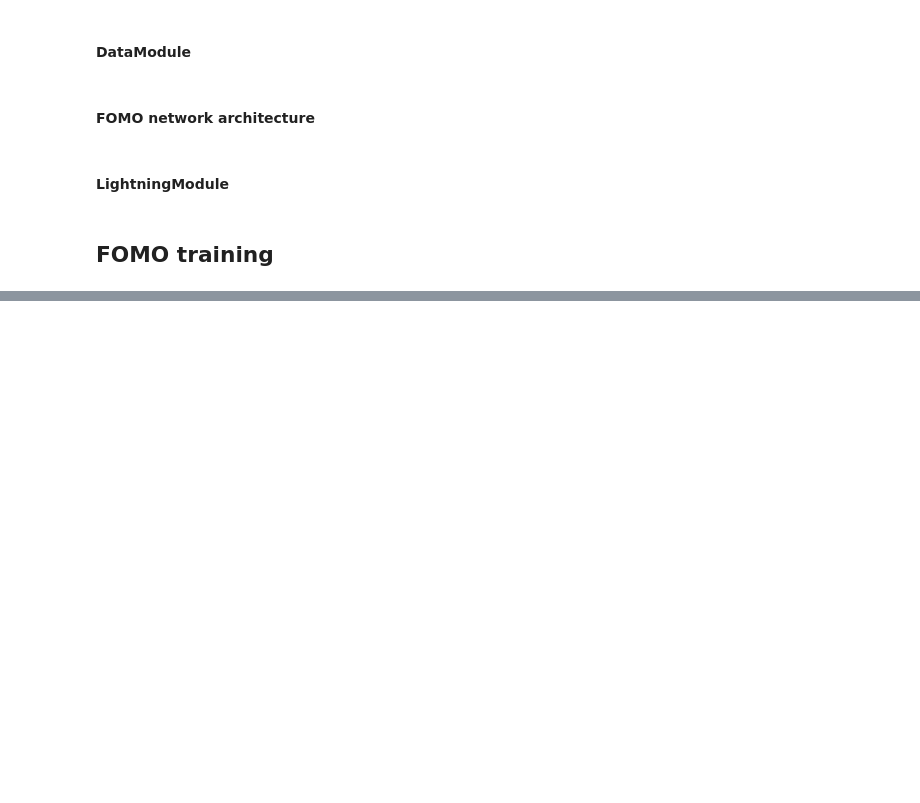
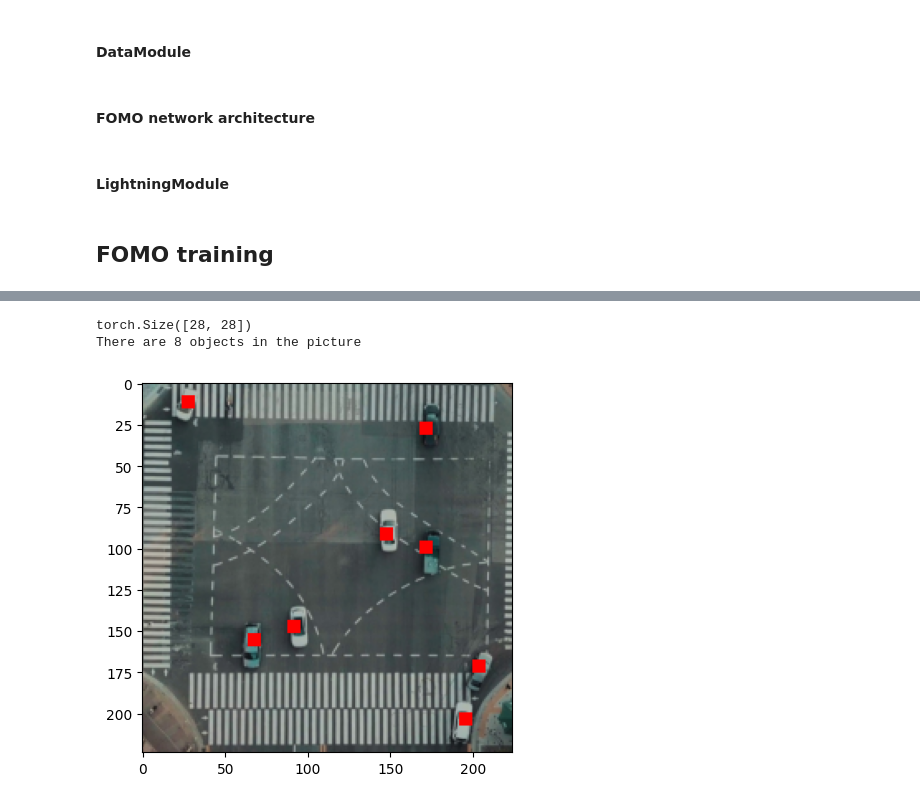
Before and after one commit to krzy3chu/FOMO, a Jupyter notebook: fomo.ipynb, the cells around one changed output, grey strips where cells are left out. Saved outputs shown, nothing was run; the diff lists cells and outputs as text; code cells hidden in the pictures; blank space fills up the shorter version.

```diff
--- a/fomo.ipynb
+++ b/fomo.ipynb
@@ -105,8 +107,8 @@ class VehicleDataModule(pl.LightningDataModule):
         self,
         dataset_dir: Path,
         input_resolution: int,
-        grid_scale: int = 8,
-        batch_size: int = 32,
+        grid_scale: int,
+        batch_size: int,
     ):
         super().__init__()
         self._dataset_dir = dataset_dir
@@ -123,6 +125,7 @@ class VehicleDataModule(pl.LightningDataModule):
         data_names = sorted(
             [data_name for data_name in (self._dataset_dir / "images").iterdir()]
         )
+        # TODO: Split in folders instead of here
         train_names, val_names = random_split(data_names, [0.85, 0.15])
         self._train_dataset = VehicleDataset(
             self._dataset_dir,
@@ -207,5 +210,13 @@ class FomoModule(pl.LightningModule):
 
     def configure_optimizers(self):
         return torch.optim.Adam(self.parameters(), lr=LEARNING_RATE)
+# %%
+# TODO: Remove when data is split in folders
+vehicle_data_module = VehicleDataModule(
+    dataset_dir=DATASET_DIR,
+    input_resolution=IMAGE_RESOLUTION,
+    grid_scale=GRID_SCALE,
+    batch_size=BATCH_SIZE,
+)
 # %% [markdown]
 ## FOMO training
@@ -274,0 +290,18 @@ There are 769 objects in the picture
+# %%
+def fomo_test(data_index, mask_index, threshold):
+    val_loader = vehicle_data_module.val_dataloader()
+    data = next(iter(val_loader))
+    image = data[0][data_index]
+    model = FomoModule.load_from_checkpoint("lightning_logs/version_4/checkpoints/epoch=99-step=400.ckpt")
+    with torch.no_grad():
+        model.eval()
+        mask_pred = model(image.unsqueeze(0).cuda())
+        mask_pred = torch.squeeze(mask_pred, 0)
+        print(mask_pred[mask_index].shape)
+        display_mask(mask_pred[mask_index].cpu(), image.cpu(), threshold=threshold)
+# %%
+fomo_test(data_index=11, mask_index=1, threshold=0.5)
+# %% [output]
+torch.Size([28, 28])
+There are 8 objects in the picture
+[figure, added]
```
Also changed, not shown: parts of 13 cells of this notebook, 1 other file.
